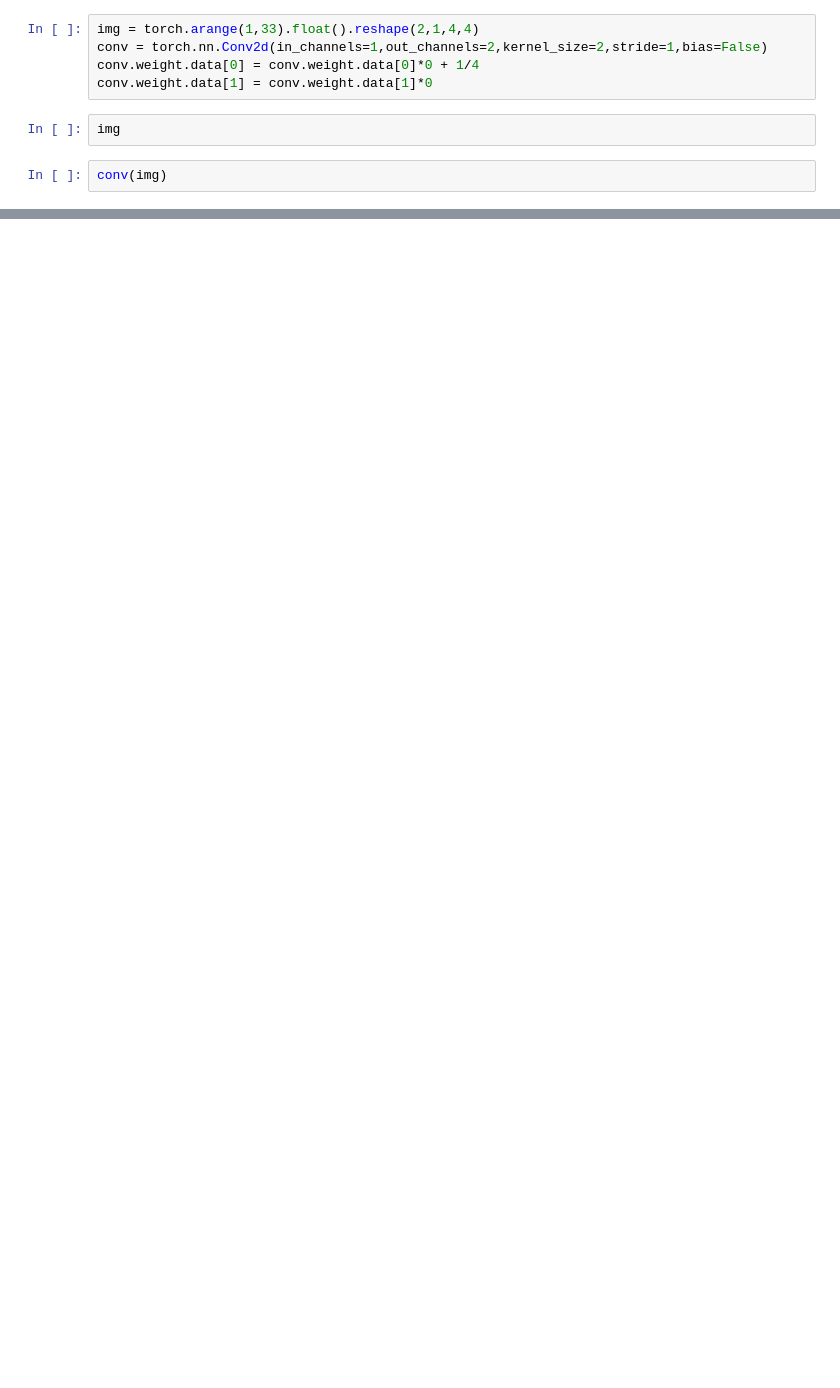
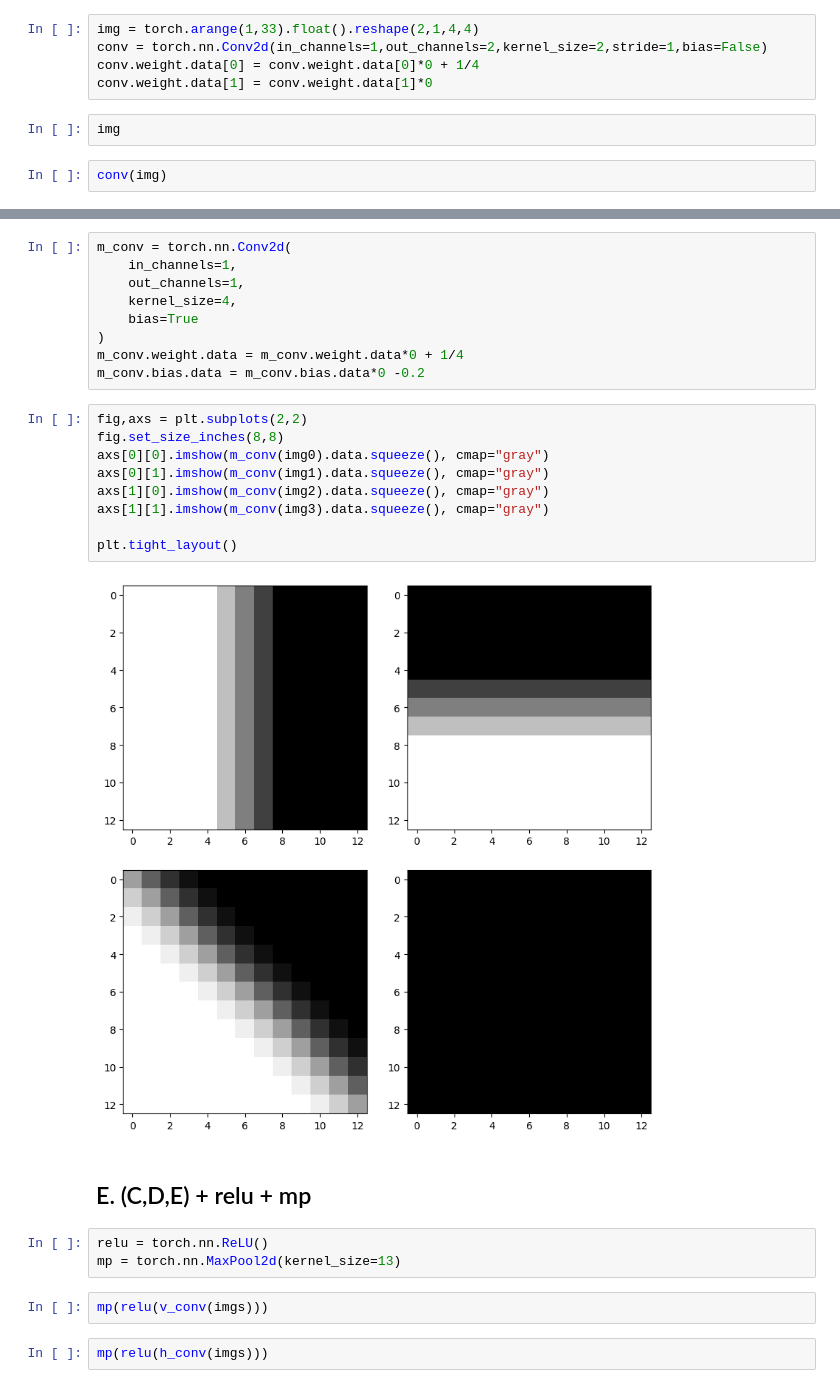
Before and after one commit to KimDoYoung1997/DL2025, a Jupyter notebook: docs/posts/07wk-2.out.ipynb, the cells around one changed output, grey strips where cells are left out. Drawn from its saved outputs; the diff is of its cells as text; blank space fills up the shorter version.

```diff
--- a/docs/posts/07wk-2.out.ipynb
+++ b/docs/posts/07wk-2.out.ipynb
@@ -79,0 +254,29 @@ conv(img)
+# %%
+m_conv = torch.nn.Conv2d(
+    in_channels=1,
+    out_channels=1,
+    kernel_size=4,
+    bias=True
+)
+m_conv.weight.data = m_conv.weight.data*0 + 1/4
+m_conv.bias.data = m_conv.bias.data*0 -0.2
+# %%
+fig,axs = plt.subplots(2,2)
+fig.set_size_inches(8,8)
+axs[0][0].imshow(m_conv(img0).data.squeeze(), cmap="gray")
+axs[0][1].imshow(m_conv(img1).data.squeeze(), cmap="gray")
+axs[1][0].imshow(m_conv(img2).data.squeeze(), cmap="gray")
+axs[1][1].imshow(m_conv(img3).data.squeeze(), cmap="gray")
+
+plt.tight_layout()
+# %% [output]
+[figure, added]
+# %% [markdown]
+## E. (C,D,E) + relu + mp
+# %%
+relu = torch.nn.ReLU()
+mp = torch.nn.MaxPool2d(kernel_size=13)
+# %%
+mp(relu(v_conv(imgs)))
+# %%
+mp(relu(h_conv(imgs)))
```
Also changed, not shown: parts of 49 cells of this notebook, 37 other files.
